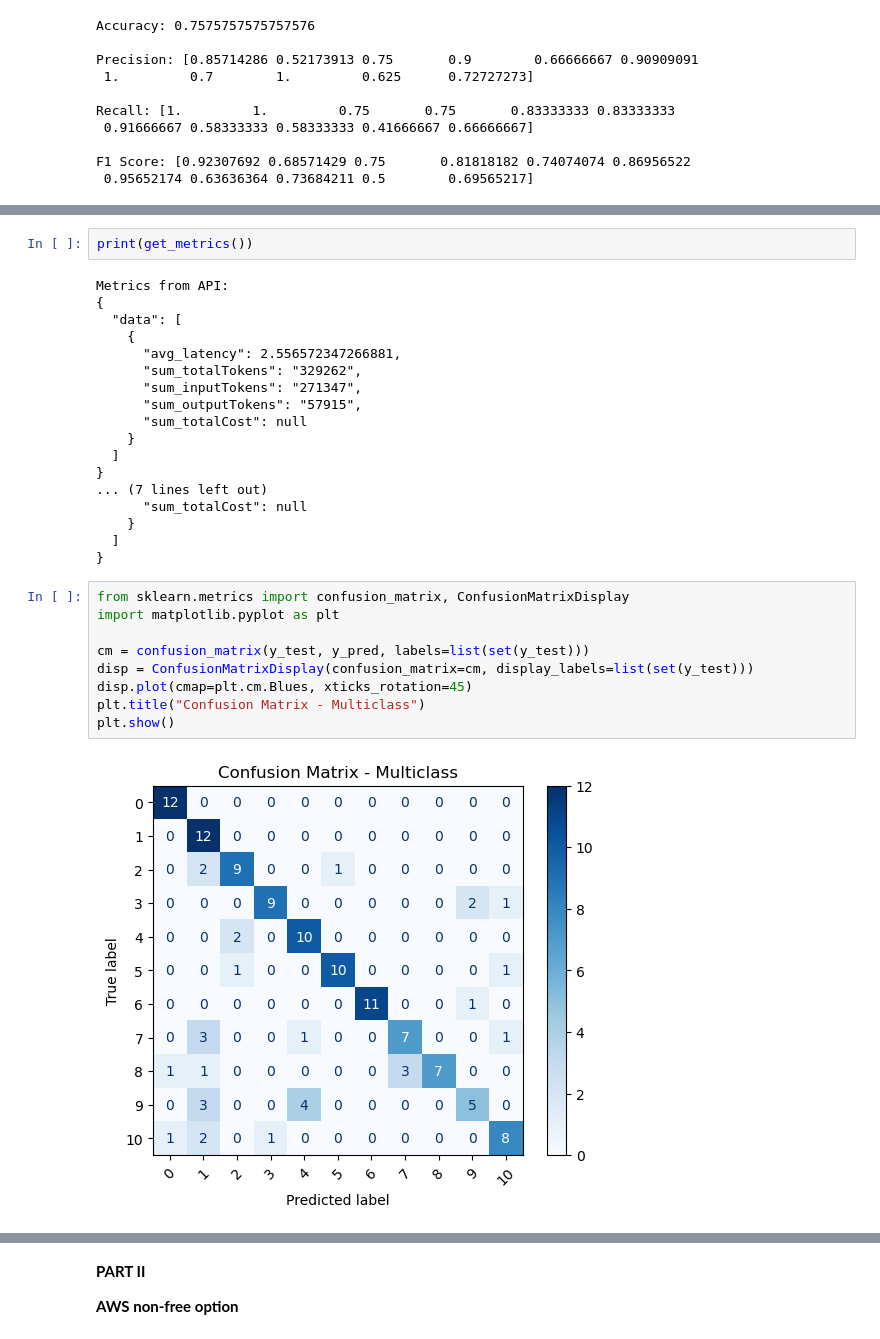
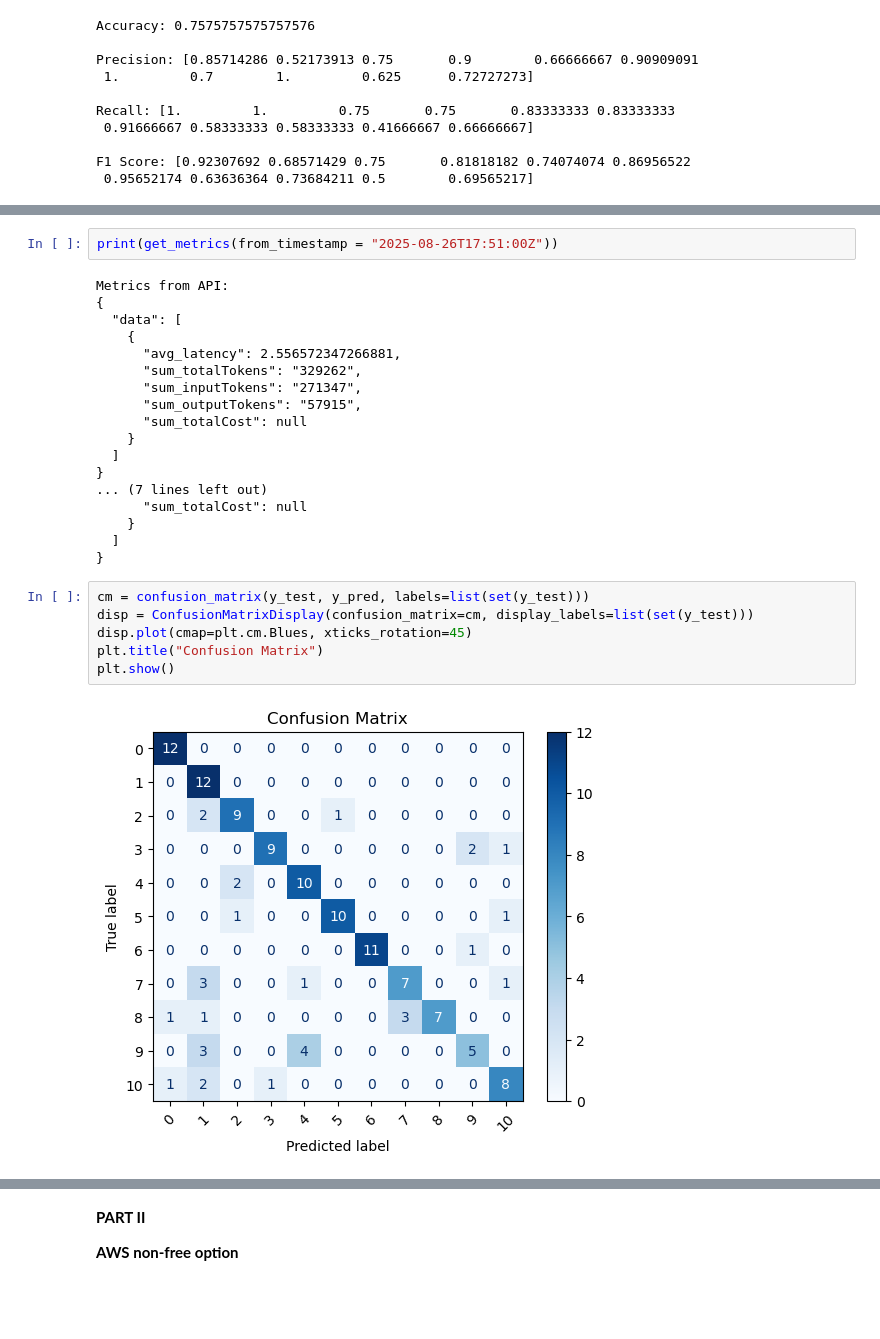
Before and after one commit to VesAnit/lumida_task, a Jupyter notebook: Lumida_wf.ipynb, the cells around one changed output, grey strips where cells are left out. Drawn from its saved outputs; the diff is of its cells as text; blank space fills up the shorter version.

```diff
--- a/Lumida_wf.ipynb
+++ b/Lumida_wf.ipynb
@@ -576,7 +595,7 @@ def get_metrics(inputs=None):
     except Exception as e:
         print(f"Error in Metrics API: {e}")
 # %%
-print(get_metrics())
+print(get_metrics(from_timestamp = "2025-08-26T17:51:00Z"))
 # %% [output]
 Metrics from API:
 {
@@ -596,14 +615,11 @@ Metrics from API:
   ]
 }
 # %%
-from sklearn.metrics import confusion_matrix, ConfusionMatrixDisplay
-import matplotlib.pyplot as plt
-
 cm = confusion_matrix(y_test, y_pred, labels=list(set(y_test)))
 disp = ConfusionMatrixDisplay(confusion_matrix=cm, display_labels=list(set(y_test)))
 disp.plot(cmap=plt.cm.Blues, xticks_rotation=45)
-plt.title("Confusion Matrix - Multiclass")
+plt.title("Confusion Matrix")
 plt.show()
 # %% [output]
-[figure, old version]
+[figure, new version]
 # %% [markdown]
```
Also changed, not shown: parts of 47 cells of this notebook, 12 other files.
